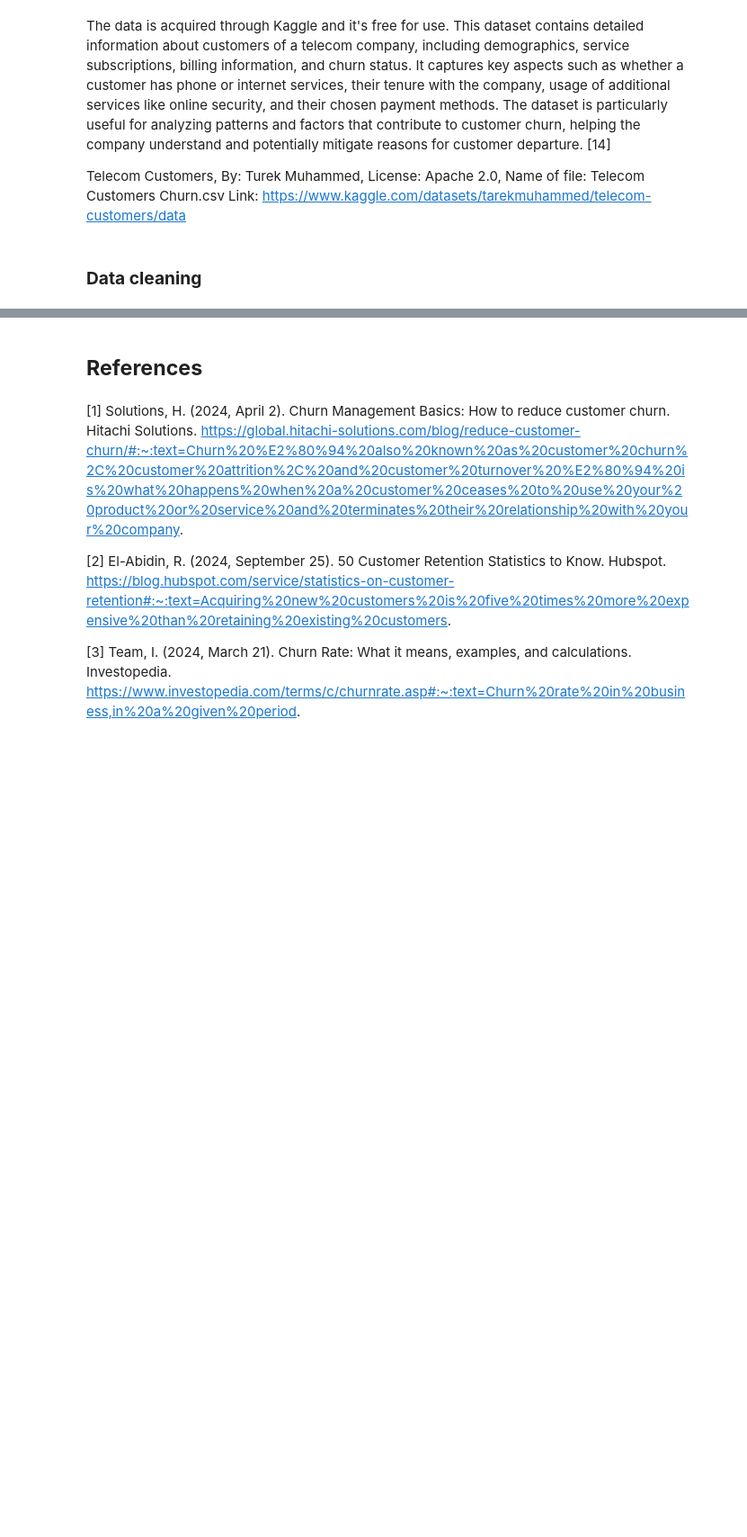
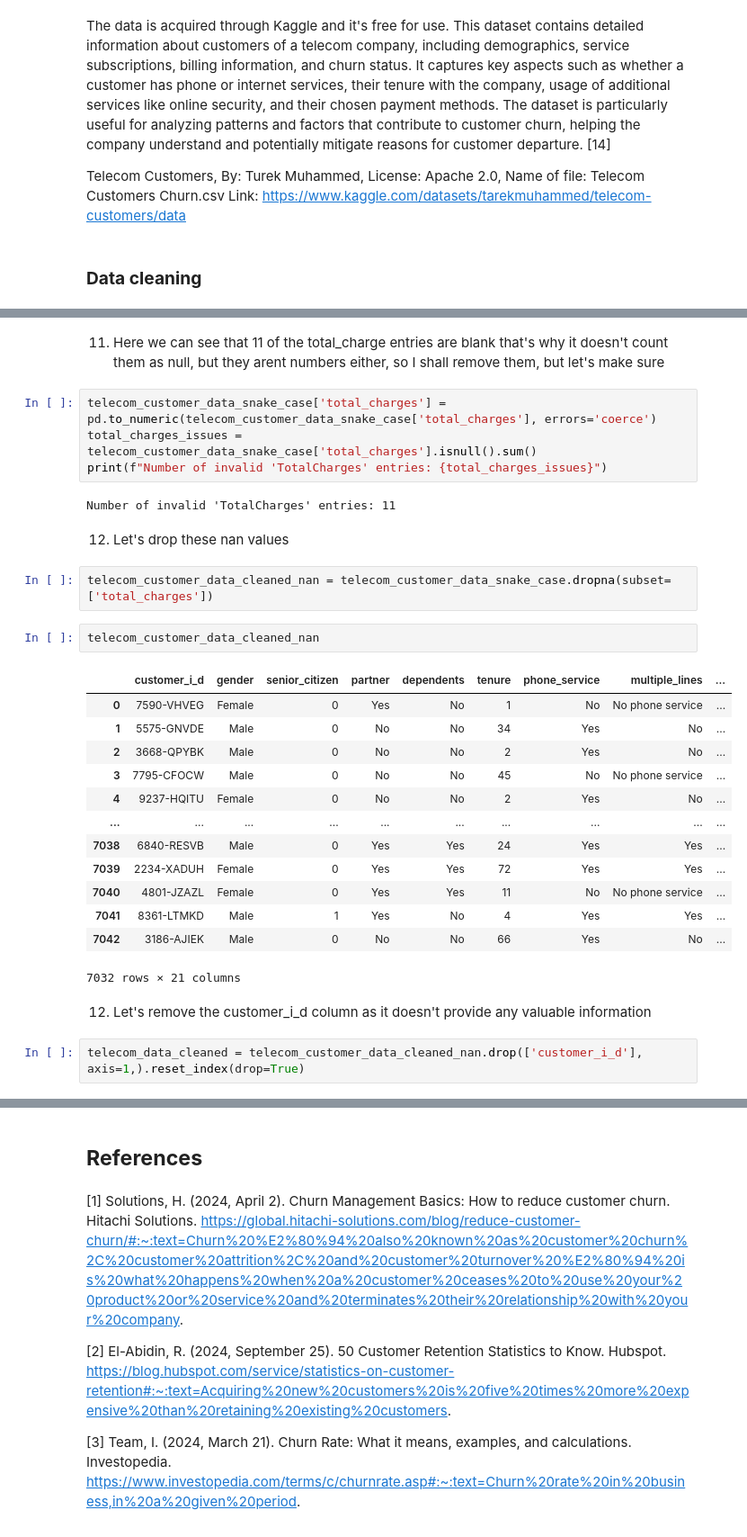
Before and after one commit to AsenSirakov/Machine_Learning_2024_Soft_uni, a Jupyter notebook: Introduction to Machine Learning/Untitled2.ipynb, the cells around one changed output, grey strips where cells are left out. Shown: that part at 90% size. Cells and saved outputs as stored; diff of their text form; blank space fills up the shorter version.

```diff
--- a/Introduction to Machine Learning/Untitled2.ipynb
+++ b/Introduction to Machine Learning/Untitled2.ipynb
@@ -57,0 +248,32 @@ Telecom Customers, By: Turek Muhammed, License: Apache 2.0, Name of file: Teleco
+# %% [markdown]
+11. Here we can see that 11 of the total_charge entries are blank that's why it doesn't count them as null, but they arent numbers either, so I shall remove them, but let's make sure
+# %%
+telecom_customer_data_snake_case['total_charges'] = pd.to_numeric(telecom_customer_data_snake_case['total_charges'], errors='coerce')
+total_charges_issues = telecom_customer_data_snake_case['total_charges'].isnull().sum()
+print(f"Number of invalid 'TotalCharges' entries: {total_charges_issues}")
+# %% [output]
+Number of invalid 'TotalCharges' entries: 11
+# %% [markdown]
+12. Let's drop these nan values
+# %%
+telecom_customer_data_cleaned_nan = telecom_customer_data_snake_case.dropna(subset=['total_charges'])
+# %%
+telecom_customer_data_cleaned_nan
+# %% [output]
+|  | customer_i_d | gender | senior_citizen | partner | dependents | tenure | phone_service | multiple_lines | ... |
+| 0 | 7590-VHVEG | Female | 0 | Yes | No | 1 | No | No phone service | ... |
+| 1 | 5575-GNVDE | Male | 0 | No | No | 34 | Yes | No | ... |
+| 2 | 3668-QPYBK | Male | 0 | No | No | 2 | Yes | No | ... |
+| 3 | 7795-CFOCW | Male | 0 | No | No | 45 | No | No phone service | ... |
+| 4 | 9237-HQITU | Female | 0 | No | No | 2 | Yes | No | ... |
+| ... | ... | ... | ... | ... | ... | ... | ... | ... | ... |
+| 7038 | 6840-RESVB | Male | 0 | Yes | Yes | 24 | Yes | Yes | ... |
+| 7039 | 2234-XADUH | Female | 0 | Yes | Yes | 72 | Yes | Yes | ... |
+| 7040 | 4801-JZAZL | Female | 0 | Yes | Yes | 11 | No | No phone service | ... |
+| 7041 | 8361-LTMKD | Male | 1 | Yes | No | 4 | Yes | Yes | ... |
+| 7042 | 3186-AJIEK | Male | 0 | No | No | 66 | Yes | No | ... |
+7032 rows × 21 columns
+# %% [markdown]
+12. Let's remove the customer_i_d column as it doesn't provide any valuable information
+# %%
+telecom_data_cleaned = telecom_customer_data_cleaned_nan.drop(['customer_i_d'], axis=1,).reset_index(drop=True)
```
Also changed, not shown: parts of 27 cells of this notebook.
